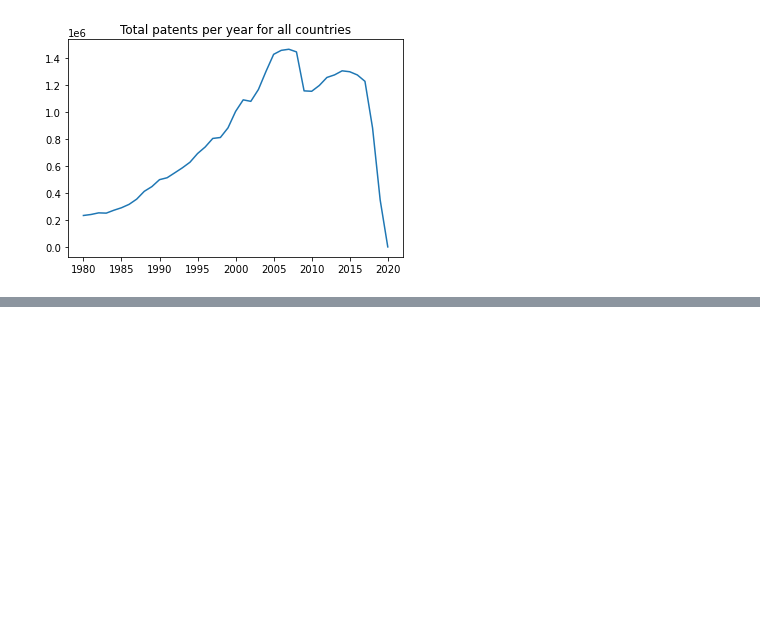
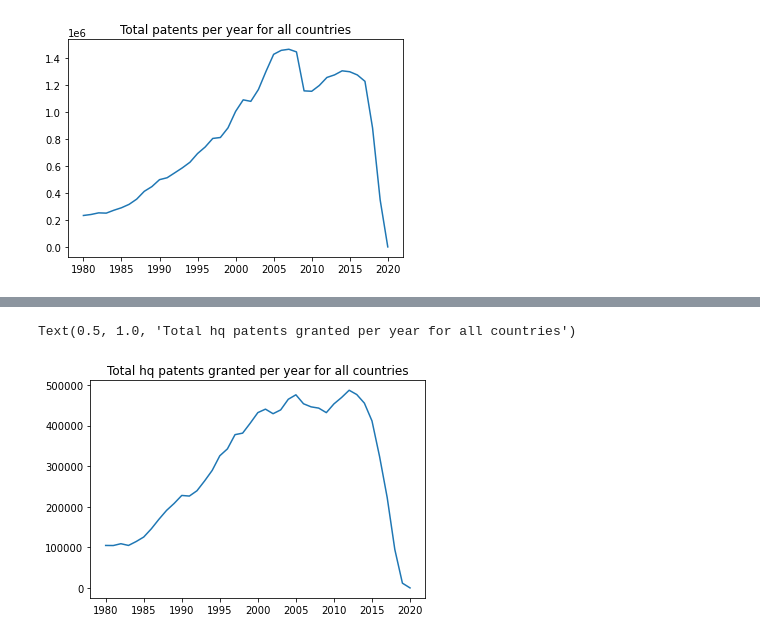
Before and after one commit to Nitasha05/Disasters-and-green-Innovation, a Jupyter notebook: Data Cleaning/9_ Adding Controls.ipynb, the cells around one changed output, grey strips where cells are left out. Drawn from its saved outputs; the diff is of its cells as text; code cells hidden in the pictures; blank space fills up the shorter version.

```diff
--- a/Data Cleaning/9_ Adding Controls.ipynb
+++ b/Data Cleaning/9_ Adding Controls.ipynb
@@ -381,0 +403,6 @@ Text(0.5, 1.0, 'Total patents per year for all countries')
+# %%
+plt.plot(np.arange(1980,2021),df_counts_complete.groupby(['year'])['granted_family_ge_2_count'].sum().reset_index()["granted_family_ge_2_count"].to_numpy())
+plt.title("Total hq patents granted per year for all countries")
+# %% [output]
+Text(0.5, 1.0, 'Total hq patents granted per year for all countries')
+[figure, added]
```
Also changed, not shown: parts of 8 cells of this notebook, 29 other files.
